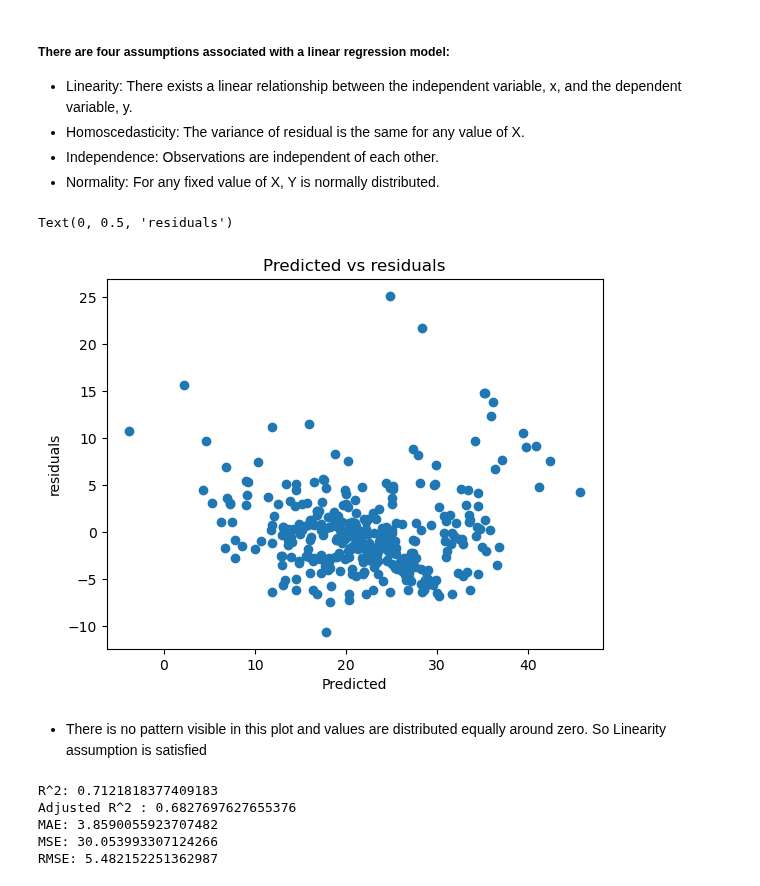
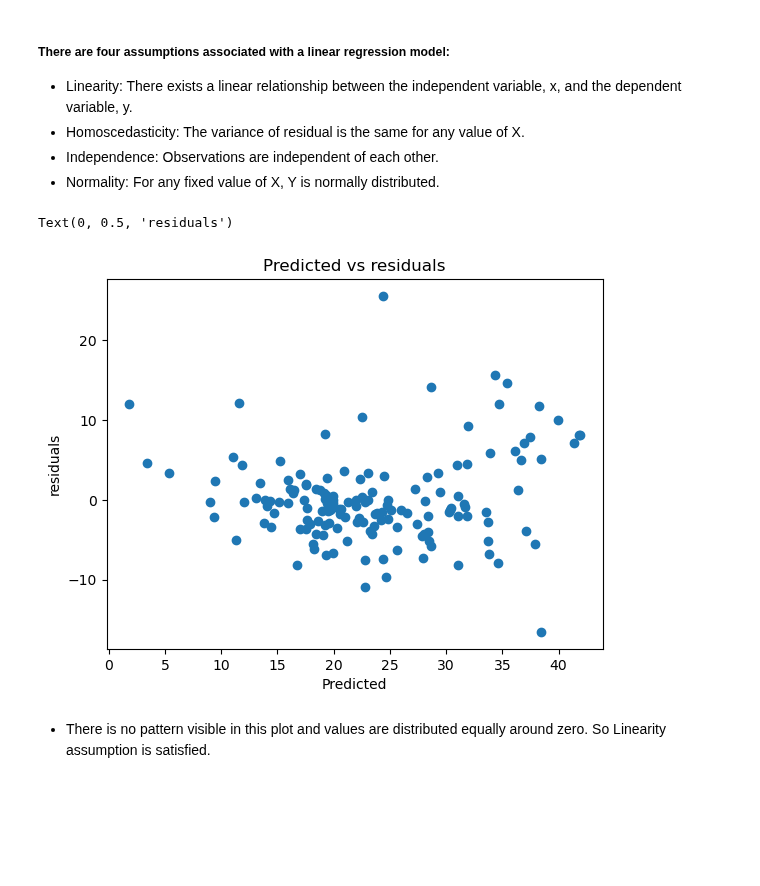
Before and after one commit to kumaramardeep342/Kaggle-Data-Science-Learning, a Jupyter notebook: boston-house-prediction-dataset-practise-am.ipynb, the cells around one changed output. Cells and saved outputs as stored; diff of their text form; code cells hidden in the pictures; blank space fills up the shorter version.

Commit message:
Kaggle Notebook | Boston House Prediction Dataset Practise Am | Version 11

```diff
--- a/boston-house-prediction-dataset-practise-am.ipynb
+++ b/boston-house-prediction-dataset-practise-am.ipynb
@@ -336,7 +399,7 @@ Average Score :0.3532759243958826
 # %%
 # Splitting to training and testing data
 from sklearn.model_selection import train_test_split
-X_train,X_test,y_train,y_test=train_test_split(X,y,test_size=0.3,random_state=4)
+X_train,X_test,y_train,y_test=train_test_split(X_Scaled,y,test_size=0.3,random_state=4)
 # %% [markdown]
 ##### Notes Reg. Random State selection
 ##### Why do we choose random state as 42 very often during training a machine learning model? why we dont choose 12 or 32 or 5? Is there a scientific explanation?
@@ -351,7 +411,0 @@ X_train,X_test,y_train,y_test=train_test_split(X,y,test_size=0.3,random_state=4)
-# %%
-# Import library for Linear Regression
-from sklearn.linear_model import LinearRegression
-# Create a Linear regressor
-lr=LinearRegression()
-# Train the model using the training sets
-lr.fit(X_train,y_train)
@@ -436,13 +489,13 @@ Text(0, 0.5, 'predicted prices')
 * Independence: Observations are independent of each other.
 * Normality: For any fixed value of X, Y is normally distributed.
 # %%
-# Checking residuals
-plt.scatter(y_pred,y_train-y_pred)
+# Checking Residuals
+plt.scatter(y_pred_test,y_test-y_pred_test)
 plt.title('Predicted vs residuals')
 plt.xlabel('Predicted')
 plt.ylabel('residuals')
 # %% [output]
 Text(0, 0.5, 'residuals')
-[figure, old version]
+[figure, new version]
 # %% [markdown]
-* There is no pattern visible in this plot and values are distributed equally around zero. So Linearity assumption is satisfied
+* There is no pattern visible in this plot and values are distributed equally around zero. So Linearity assumption is satisfied.
@@ -452,14 +501,0 @@ y_pred_test=lr.predict(X_test)
-# %%
-#model Evaluation
-print('R^2:',metrics.r2_score(y_test,y_pred_test))
-print('Adjusted R^2 :',1-((1-metrics.r2_score(y_test,y_pred_test))*(len(y_test)-1))/(len(y_test)-len(house.columns)-1))
-print('MAE:',metrics.mean_absolute_error(y_test,y_pred_test))
-print('MSE:',metrics.mean_squared_error(y_test,y_pred_test))
-print('RMSE:',np.sqrt(metrics.mean_squared_error(y_test,y_pred_test)))
-test_predicted_score=[0.7121818377409181,0.6850685326005699,3.8590055923707487,30.053993307124273,5.4821522513629874]
-# %% [output]
-R^2: 0.7121818377409183
-Adjusted R^2 : 0.6827697627655376
-MAE: 3.8590055923707482
-MSE: 30.053993307124266
-RMSE: 5.482152251362987
```
Also changed, not shown: parts of 29 cells of this notebook.
